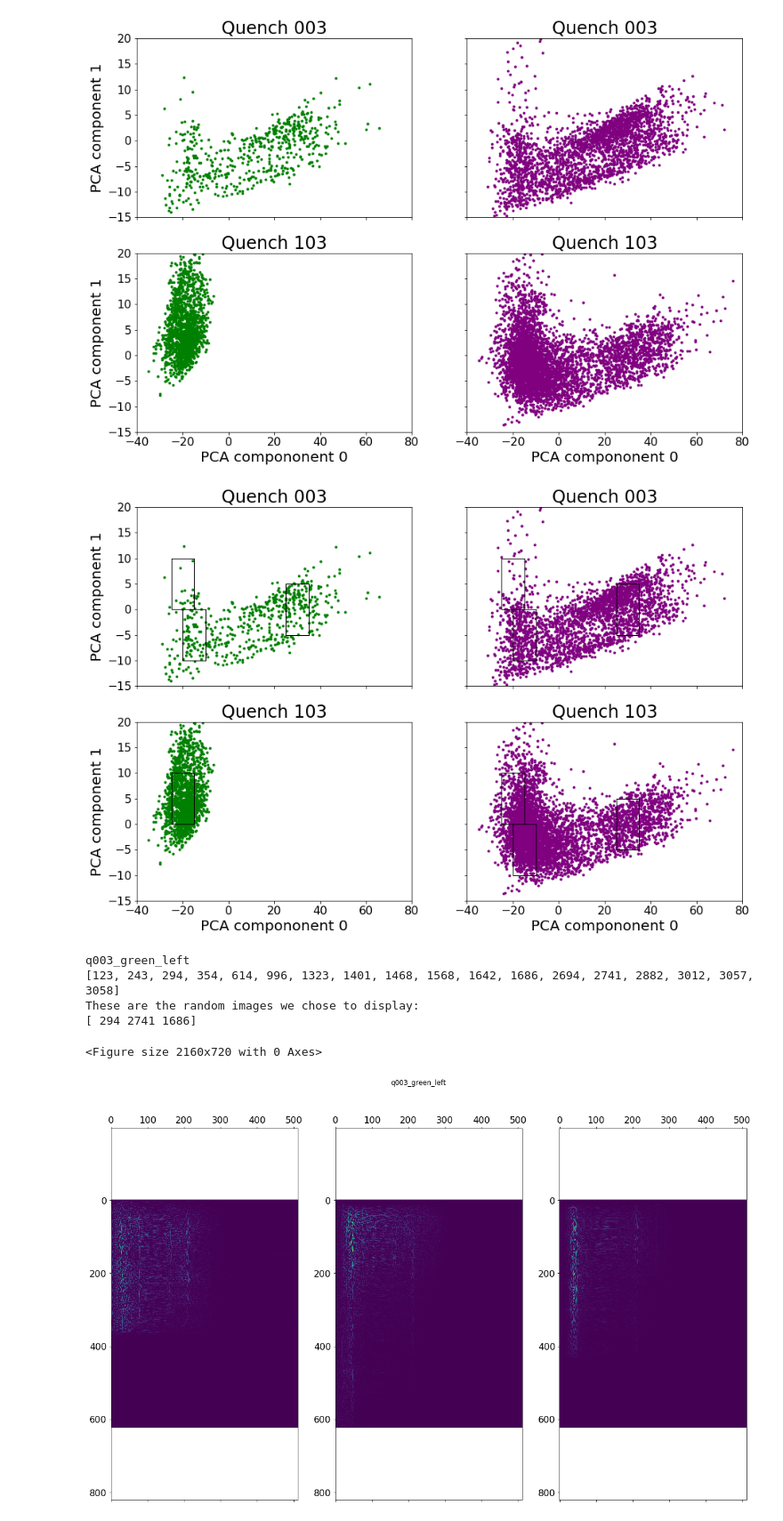
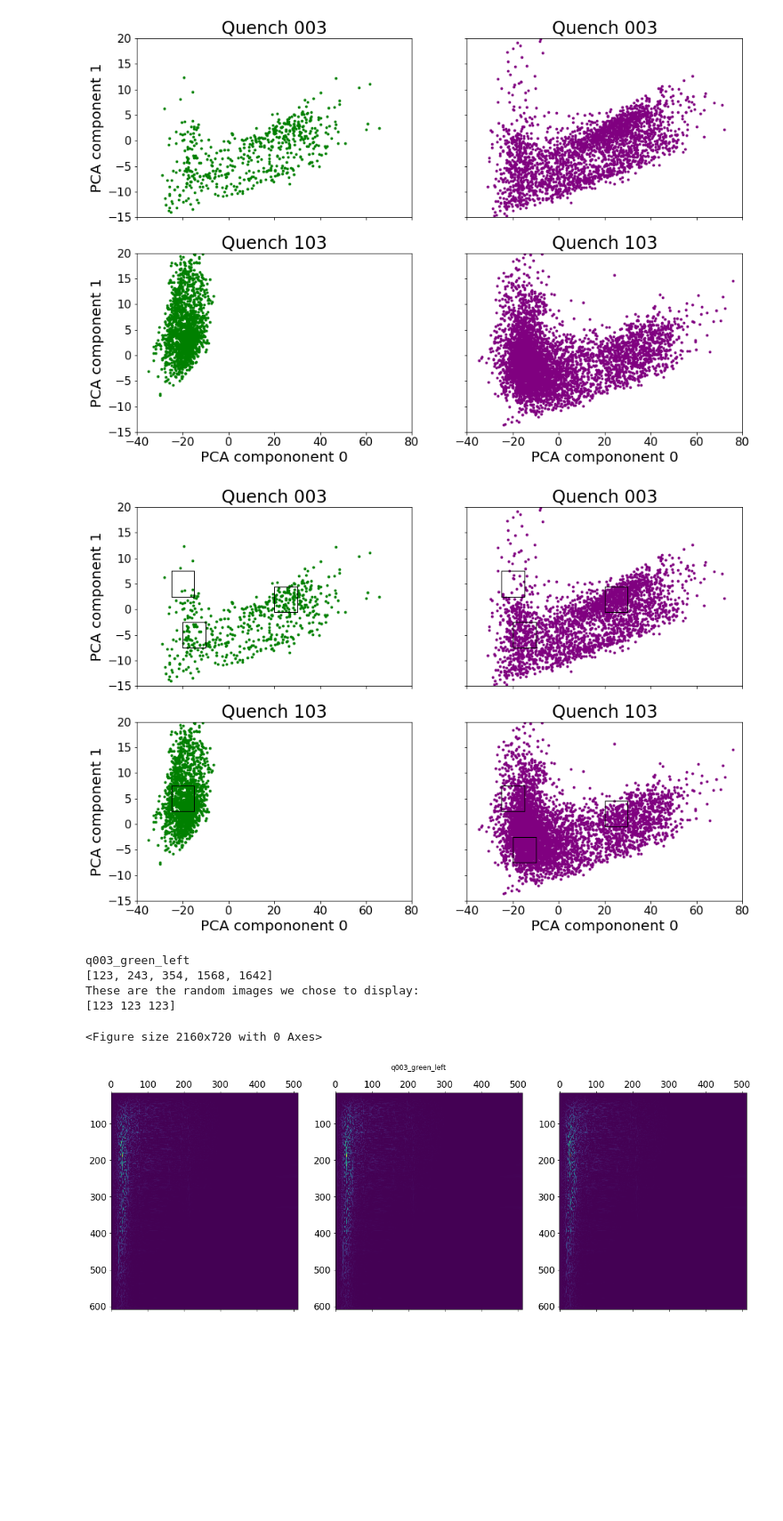
Before and after one commit to lastephey/magnet-notebooks, a Jupyter notebook: notebooks/spectrograms_kmeans_labels.ipynb, the cells around one changed output. Shown at 89% size. Drawn from its saved outputs; the diff is of its cells as text; code cells hidden in the pictures; blank space fills up the shorter version.

```diff
--- a/notebooks/spectrograms_kmeans_labels.ipynb
+++ b/notebooks/spectrograms_kmeans_labels.ipynb
@@ -169,31 +160,31 @@ for i in range(qall_data.shape[0]):
         axs[0, 0].set_title('Quench 003')
         axs[0, 0].set_xlim(xlimits)
         axs[0, 0].set_ylim(ylimits)
-        axs[0, 0].add_patch(patches.Rectangle((leftvxmin, leftvymin), pad*2, pad*2, fill=False))
-        axs[0, 0].add_patch(patches.Rectangle((centervxmin, centervymin), pad*2, pad*2, fill=False))
-        axs[0, 0].add_patch(patches.Rectangle((rightvxmin, rightvymin), pad*2, pad*2, fill=False))
+        axs[0, 0].add_patch(patches.Rectangle((leftvxmin, leftvymin), xpad*2, ypad*2, fill=False))
+        axs[0, 0].add_patch(patches.Rectangle((centervxmin, centervymin), xpad*2, ypad*2, fill=False))
+        axs[0, 0].add_patch(patches.Rectangle((rightvxmin, rightvymin), xpad*2, ypad*2, fill=False))
     elif (i <= q003_data.shape[0]) and (color_label[i]=='purple'):
         axs[0, 1].scatter(img_pca[i,0],img_pca[i,1], color=color_label[i], s=msize)
         axs[0, 1].set_title('Quench 003')
         axs[0, 1].set_xlim(xlimits)
         axs[0, 1].set_ylim(ylimits)
-        axs[0, 1].add_patch(patches.Rectangle((leftvxmin, leftvymin), pad*2, pad*2, fill=False))
-        axs[0, 1].add_patch(patches.Rectangle((centervxmin, centervymin), pad*2, pad*2, fill=False))
-        axs[0, 1].add_patch(patches.Rectangle((rightvxmin, rightvymin), pad*2, pad*2, fill=False))
+        axs[0, 1].add_patch(patches.Rectangle((leftvxmin, leftvymin), xpad*2, ypad*2, fill=False))
+        axs[0, 1].add_patch(patches.Rectangle((centervxmin, centervymin), xpad*2, ypad*2, fill=False))
+        axs[0, 1].add_patch(patches.Rectangle((rightvxmin, rightvymin), xpad*2, ypad*2, fill=False))
     elif (i > q003_data.shape[0]) and (color_label[i]=='green'):
         axs[1, 0].scatter(img_pca[i,0],img_pca[i,1], color=color_label[i], s=msize)
         axs[1, 0].set_title('Quench 103')
         axs[1, 0].set_xlim(xlimits)
         axs[1, 0].set_ylim(ylimits)
-        axs[1, 0].add_patch(patches.Rectangle((leftvxmin, leftvymin), pad*2, pad*2, fill=False))
+        axs[1, 0].add_patch(patches.Rectangle((leftvxmin, leftvymin), xpad*2, ypad*2, fill=False))
     elif (i > q003_data.shape[0]) and (color_label[i]=='purple'):
         axs[1, 1].scatter(img_pca[i,0],img_pca[i,1], color=color_label[i], s=msize)
         axs[1, 1].set_title('Quench 103')
         axs[1, 1].set_xlim(xlimits)
         axs[1, 1].set_ylim(ylimits)
-        axs[1, 1].add_patch(patches.Rectangle((leftvxmin, leftvymin), pad*2, pad*2, fill=False))
-        axs[1, 1].add_patch(patches.Rectangle((centervxmin, centervymin), pad*2, pad*2, fill=False))
-        axs[1, 1].add_patch(patches.Rectangle((rightvxmin, rightvymin), pad*2, pad*2, fill=False))
+        axs[1, 1].add_patch(patches.Rectangle((leftvxmin, leftvymin), xpad*2, ypad*2, fill=False))
+        axs[1, 1].add_patch(patches.Rectangle((centervxmin, centervymin), xpad*2, ypad*2, fill=False))
+        axs[1, 1].add_patch(patches.Rectangle((rightvxmin, rightvymin), xpad*2, ypad*2, fill=False))
 
 for ax in axs.flat:
     ax.set(xlabel='PCA compononent 0', ylabel='PCA component 1')
@@ -202,7 +193,7 @@ for ax in axs.flat:
 for ax in axs.flat:
     ax.label_outer()
 # %% [output]
-[figure, old version]
+[figure, new version]
 # %%
 #quench 3, green, left
 
@@ -215,37 +206,37 @@ for i in range(qall_data.shape[0]):
         pca0 = img_pca[i,0]
         pca1 = img_pca[i,1]
         if (leftvxmin<pca0<leftvxmax) and (leftvymin<pca1<leftvymax):
             q003_green_left.append(i)
 
 print("q003_green_left")
 print(q003_green_left)
 
 plt.figure(figsize=(30, 10))
 
 #randomly pick three images to show (not the first three)
 pick_3 = np.random.choice(q003_green_left, num_images)
 
 print("These are the random images we chose to display:")
 print(pick_3)
 
 show_images = qall_data[pick_3,:,:]
 
-fig, (ax_l, ax_c, ax_r) = plt.subplots(nrows=1, ncols=3, sharex=True, figsize=(20, 12))
+fig, (ax_l, ax_c, ax_r) = plt.subplots(nrows=1, ncols=3, sharex=True, figsize=(20, 7))
 ax_l.matshow(show_images[0,:,:])
 ax_l.axis('equal')
 ax_c.matshow(show_images[1,:,:])
 ax_c.axis('equal')
 ax_r.matshow(show_images[2,:,:])
 ax_r.axis('equal')
 fig.suptitle('q003_green_left')
 plt.show()
 # %% [output]
 q003_green_left
-[123, 243, 294, 354, 614, 996, 1323, 1401, 1468, 1568, 1642, 1686, 2694, 2741, 2882, 3012, 3057, 3058]
+[123, 243, 354, 1568, 1642]
 These are the random images we chose to display:
-[ 294 2741 1686]
+[123 123 123]
 <Figure size 2160x720 with 0 Axes>
-[figure, old version]
+[figure, new version]
 # %%
 #quench 3, green, center
 
```
Also changed, not shown: parts of 14 cells of this notebook.
